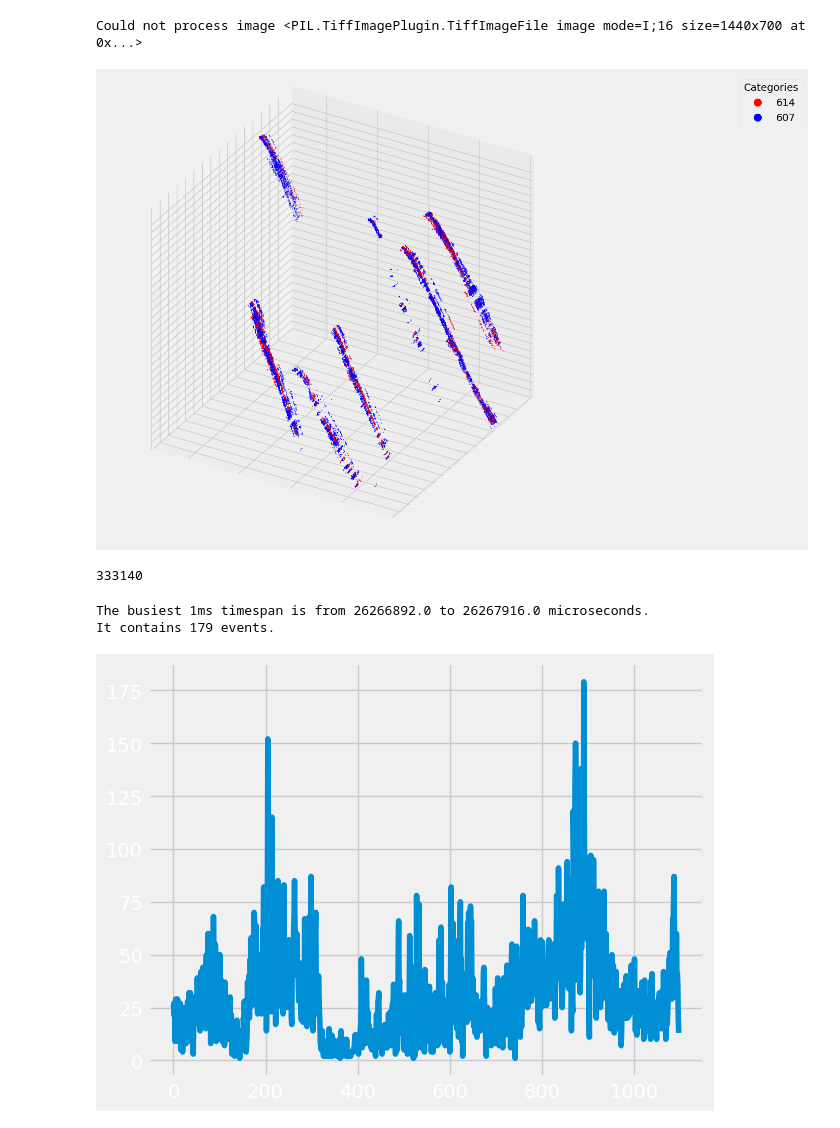
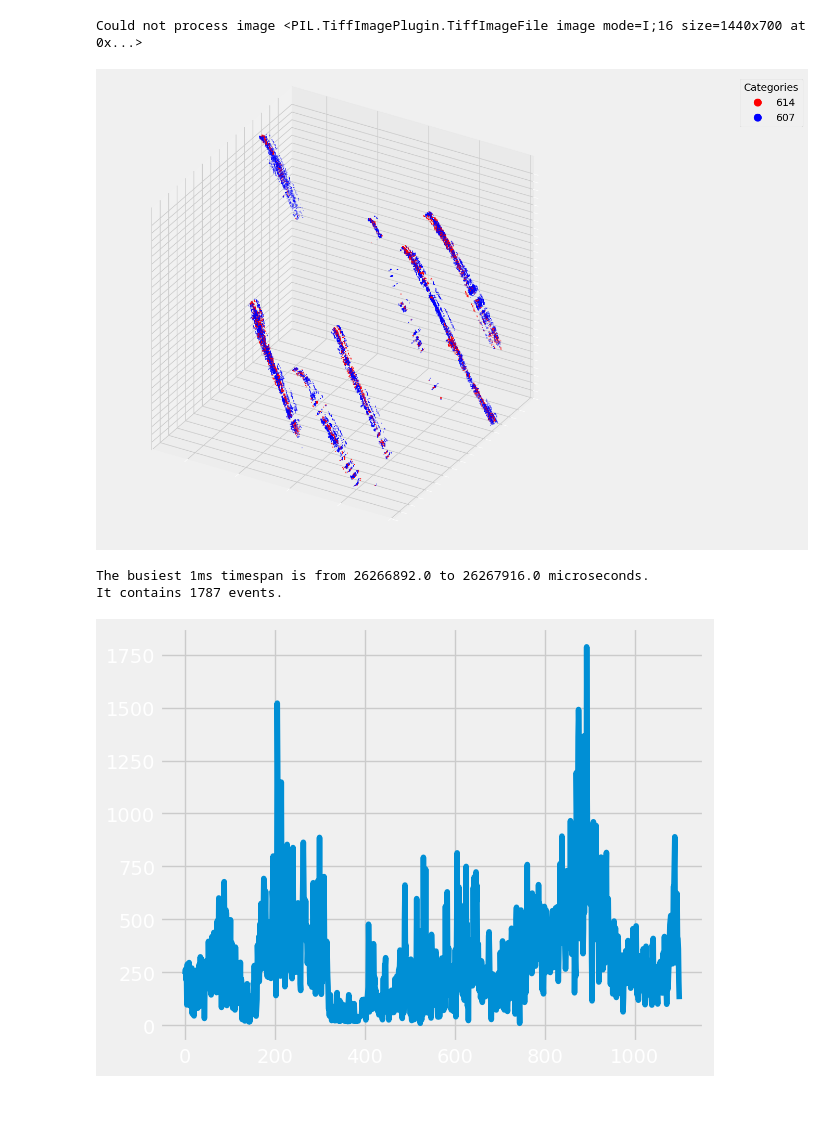
Before and after one commit to Menonlab-Rich/hyperscope, a Jupyter notebook: notebooks/spatiotemporal/optical_flow.ipynb, the cells around one changed output. Cells and saved outputs as stored; diff of their text form; code cells hidden in the pictures.

```diff
--- a/notebooks/spatiotemporal/optical_flow.ipynb
+++ b/notebooks/spatiotemporal/optical_flow.ipynb
@@ -959,8 +955,8 @@ from scipy.spatial import kdtree
 import numpy as np
 from matplotlib.colors import Normalize
 from matplotlib import ticker
+
 plt.style.use('fivethirtyeight')
-
 fig = plt.figure(figsize=(15, 15))
 ax = fig.add_subplot(111, projection='3d')
 mpl.rc('xtick', color='white')
@@ -1038,12 +1034,6 @@ for tick in ax.xaxis.get_major_ticks():
     tick.label1.set_visible(False)
     tick.label2.set_visible(False)
 
-ax.tick_params(axis='both', which='both', length=0)
-
 plt.show()
 # %% [output]
-[figure, old version]
+[figure, new version]
-# %%
-len(tracked_points)
-# %% [output]
-333140
@@ -1060,32 +1052,33 @@ def find_busiest_timespan(data, window_size_us=1000):
     max_start_time = 0
     max_end_time = 0
     current_events = 0
     prev_events = []
     # Iterate through the sorted data
     for event in sorted_data:
         current_events += 1
         if event['t'] >= start_time + window_size_us:
             if current_events > max_events:
                 max_start_time = start_time
                 max_end_time = event['t']
                 max_events = current_events
 
             prev_events.append(current_events)
             current_events = 0
             start_time = event['t']
 
     plt.plot(prev_events)
 
     return max_start_time, max_end_time, max_events
 
+points = tracked_points
 start_time, end_time, num_events = find_busiest_timespan(points)
 
 print(f"The busiest 1ms timespan is from {start_time} to {end_time} microseconds.")
 print(f"It contains {num_events} events.")
 
 # Get the events within this timespan:
 busiest_events = points[(points['t'] >= start_time) & (points['t'] < end_time)]
 # %% [output]
 The busiest 1ms timespan is from 26266892.0 to 26267916.0 microseconds.
-It contains 179 events.
+It contains 1787 events.
-[figure, old version]
+[figure, new version]
```
Also changed, not shown: parts of 11 cells of this notebook, 3 other files.
